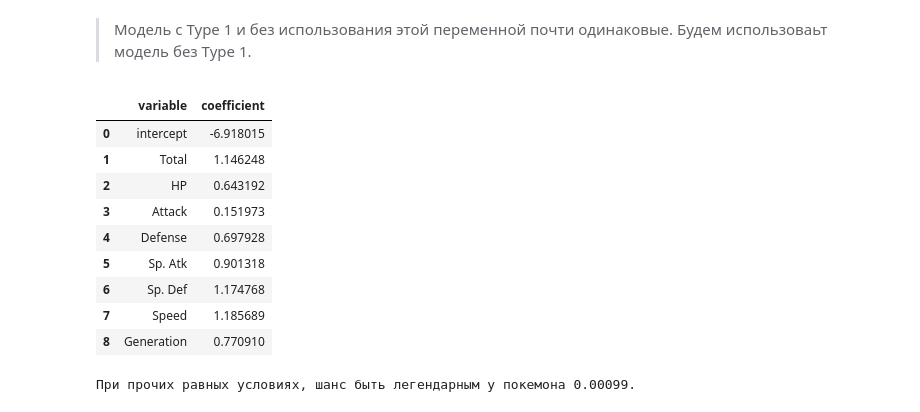
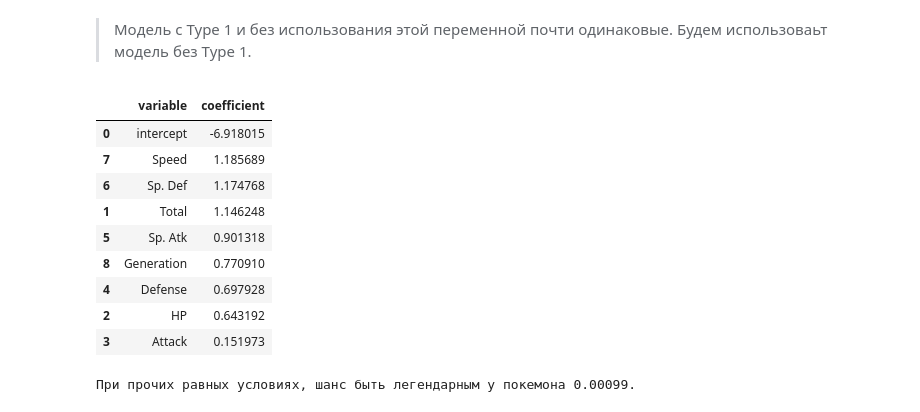
Before and after one commit to Freddsle/BI_ML_2021, a Jupyter notebook: l2_linmodels_GD/code/Linear_models.ipynb, the cells around one changed output. Saved outputs shown, nothing was run; the diff lists cells and outputs as text; code cells hidden in the pictures.

```diff
--- a/l2_linmodels_GD/code/Linear_models.ipynb
+++ b/l2_linmodels_GD/code/Linear_models.ipynb
@@ -1331,19 +1408,19 @@ plt.show()
 # %%
 # Для без Type 1
 coefficients = np.hstack((log_model.intercept_, log_model.coef_[0]))
 coefficients_df = pd.DataFrame(data={'variable': ['intercept'] + list(X.drop('Type 1', axis=1).columns), 'coefficient': coefficients})
-coefficients_df
+coefficients_df.sort_values(by='coefficient', ascending=False, key=lambda col: col.abs())
 # %% [output]
 |  | variable | coefficient |
 | 0 | intercept | -6.918015 |
+| 7 | Speed | 1.185689 |
+| 6 | Sp. Def | 1.174768 |
 | 1 | Total | 1.146248 |
+| 5 | Sp. Atk | 0.901318 |
+| 8 | Generation | 0.770910 |
+| 4 | Defense | 0.697928 |
 | 2 | HP | 0.643192 |
 | 3 | Attack | 0.151973 |
-| 4 | Defense | 0.697928 |
-| 5 | Sp. Atk | 0.901318 |
-| 6 | Sp. Def | 1.174768 |
-| 7 | Speed | 1.185689 |
-| 8 | Generation | 0.770910 |
 # %%
 import math
 
```
Also changed, not shown: parts of 12 cells of this notebook.
